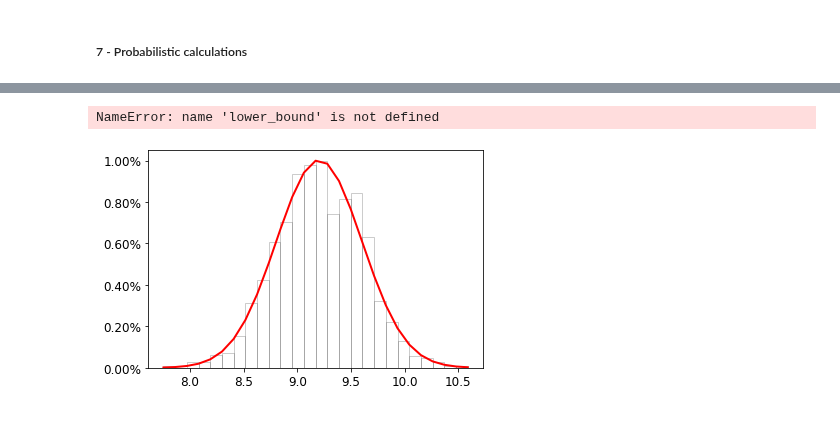
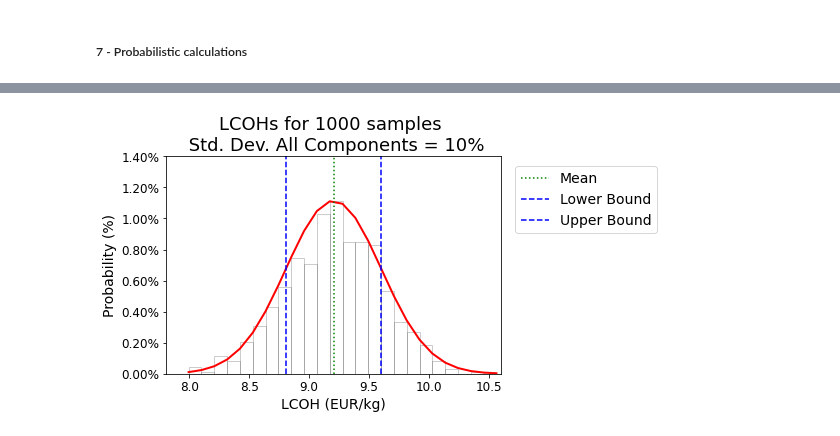
Before and after one commit to VanOord/OpenSCSim, a Jupyter notebook: MC Analysis & Sensitivity Analysis - Scenario 3.ipynb, the cells around one changed output, grey strips where cells are left out. Cells and saved outputs as stored; diff of their text form; code cells hidden in the pictures.

```diff
--- a/MC Analysis & Sensitivity Analysis - Scenario 3.ipynb
+++ b/MC Analysis & Sensitivity Analysis - Scenario 3.ipynb
@@ -1164,12 +1164,12 @@ ACStation_capex_per_unit = stats.norm(AC_substation_data['capex_per_unit'],AC_su
 DCCollectionCable_capex_per_unit = stats.norm(DC_collection_cable_data['capex_per_unit'],DC_collection_cable_data['capex_per_unit']*0.1)
 HVDCConverter_capex_per_unit = stats.norm(HVDC_converter_data['capex_per_unit'],HVDC_converter_data['capex_per_unit']*0.1)
 HVDCCable_capex_per_unit = stats.norm(HVDC_cable_data['capex_per_unit'],HVDC_cable_data['capex_per_unit']*0.1)
-Electrolyser_capex_per_unit = stats.norm(Electrolyser_data['capex_per_unit'],Electrolyser_data['capex_per_unit']*0.1)
-DesalinationUnit_capex_per_unit = stats.norm(Desalination_unit_data['capex_per_unit'],Desalination_unit_data['capex_per_unit']*0.1)
-CompressorUnit_capex_per_unit = stats.norm(Compressor_unit_data['capex_per_unit'],Compressor_unit_data['capex_per_unit']*0.1)
-StorageUnit_capex_per_unit = stats.norm(Storage_unit_data['capex_per_unit'],Storage_unit_data['capex_per_unit']*0.1)
-ArtificialIsland_capex_per_unit = stats.norm(Artificial_island_data['capex_per_unit'],Artificial_island_data['capex_per_unit']*0.05)
-CompressorAfterStorage_capex_per_unit = stats.norm(Compressor_after_storage_data['capex_per_unit'],Compressor_after_storage_data['capex_per_unit']*0.1)
+Electrolyser_capex_per_unit = stats.norm(Electrolyser_data['capex_per_unit'],Electrolyser_data['capex_per_unit']*0.3)
+DesalinationUnit_capex_per_unit = stats.norm(Desalination_unit_data['capex_per_unit'],Desalination_unit_data['capex_per_unit']*0.3)
+CompressorUnit_capex_per_unit = stats.norm(Compressor_unit_data['capex_per_unit'],Compressor_unit_data['capex_per_unit']*0.3)
+StorageUnit_capex_per_unit = stats.norm(Storage_unit_data['capex_per_unit'],Storage_unit_data['capex_per_unit']*0.3)
+ArtificialIsland_capex_per_unit = stats.norm(Artificial_island_data['capex_per_unit'],Artificial_island_data['capex_per_unit']*0.1)
+CompressorAfterStorage_capex_per_unit = stats.norm(Compressor_after_storage_data['capex_per_unit'],Compressor_after_storage_data['capex_per_unit']*0.3)
 DCACConverter_capex_per_unit = stats.norm(DCAC_converter_data['capex_per_unit'], DCAC_converter_data['capex_per_unit']*0.1)
 Mainland_capex_per_unit = stats.norm(Mainland_data['capex_per_unit'], Mainland_data['capex_per_unit']*0.1)
 H2Pipeline_capex_per_unit = stats.norm(H2_pipeline_data['capex_per_unit'], H2_pipeline_data['capex_per_unit']*0.1)
@@ -1319,6 +1493,8 @@ from scipy.stats import norm
 mean_LCOH = np.mean(LCOH_stat)
 median_LCOH = np.median(LCOH_stat)
 std_LCOH = np.std(LCOH_stat)
+lower_bound = mean_LCOH - std_LCOH
+upper_bound = mean_LCOH + std_LCOH
 
 fig, ax = plt.subplots(1, 1)
 
@@ -1339,40 +1515,37 @@ y = n * 100 / len(LCOH_stat)
 
 # Format y-axis as percentages
 fmt = '%.2f%%'
 yticks = mtick.FormatStrFormatter(fmt)
 ax.yaxis.set_major_formatter(yticks)
 
 ax.tick_params(axis='x', labelsize=12)
 ax.tick_params(axis='y', labelsize=12)
 
 # Set x-axis and y-axis limits
 ax.set_xlim([(lower_bound-1), (upper_bound+1)])
 ax.set_ylim([0, 1.4])
 
 # Label axes and title
-ax.set_xlabel('LCOH [EUR/kg]', fontsize = 14)
-ax.set_ylabel('Probability [%]', fontsize = 14)
-ax.set_title('LCOHs for 1000 samples \n Std. Dev. Electrolysis System = 5%', fontsize = 18)
+ax.set_xlabel('LCOH (EUR/kg)', fontsize = 14)
+ax.set_ylabel('Probability (%)', fontsize = 14)
+ax.set_title('LCOHs for 1000 samples \n Std. Dev. All Components = 10%', fontsize = 18)
 
 # Add vertical lines for mean and median
 ax.axvline(x=mean_LCOH, color='g', linestyle='dotted', label='Mean')
 
-lower_bound = mean_LCOH - std_LCOH
-upper_bound = mean_LCOH + std_LCOH
 percent_within_1std = (norm.cdf(upper_bound, mean_LCOH, std_LCOH) - norm.cdf(lower_bound, mean_LCOH, std_LCOH)) * 100
 plt.axvline(x=lower_bound, color='b', linestyle='--', label='Lower Bound')
 plt.axvline(x=upper_bound, color='b', linestyle='--', label='Upper Bound')
 
 ax.legend()
 plt.legend(loc='upper left', bbox_to_anchor=(1, 1.02), borderaxespad=1, fontsize = 14)
 
 plt.show()
 
 # Get probability density function (PDF)
 y = norm.pdf(bins, mean_LCOH, std_LCOH)
 # %% [output]
-NameError: name 'lower_bound' is not defined
-[figure, old version]
+[figure, new version]
 # %%
 print("Original LCOH: {:.2f} EUR/kg".format(LCOH))
 print("Mean LCOH: {:.2f} EUR/kg".format(mean_LCOH))
```
Also changed, not shown: parts of 5 cells of this notebook, 3 other files.
